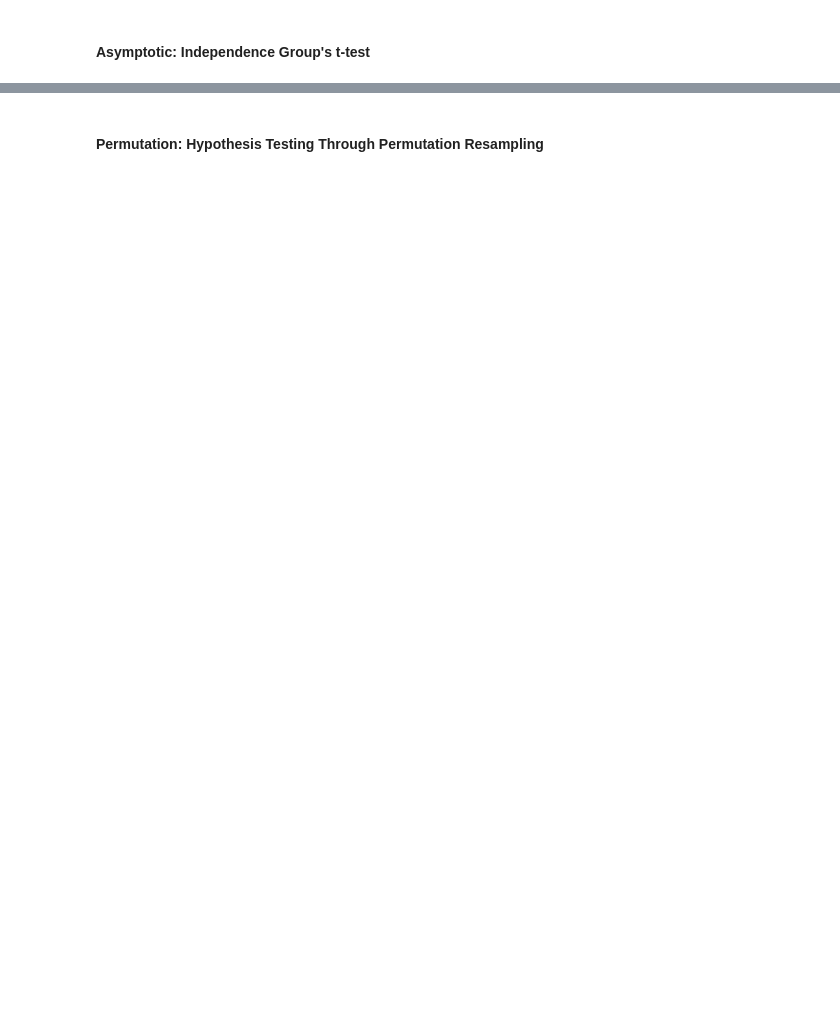
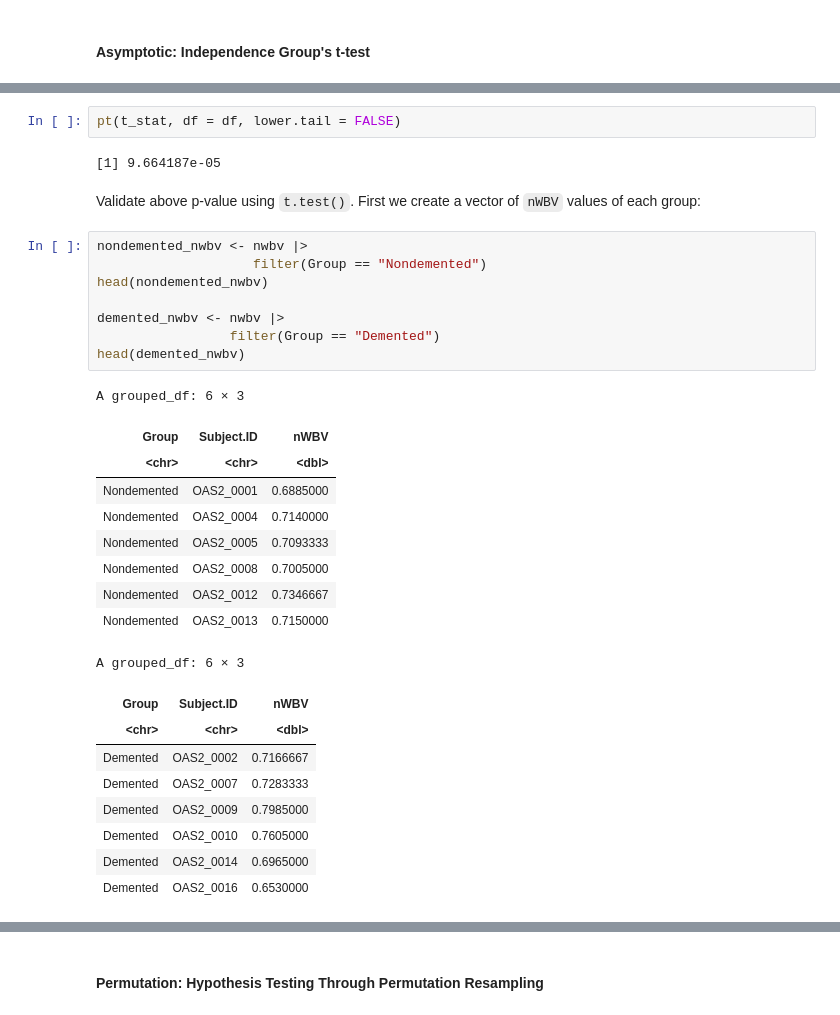
Before and after one commit to yuwangy/alzheimer_analysis, a Jupyter notebook: Project_Final_Submission.ipynb, the cells around one changed output, grey strips where cells are left out. Cells and saved outputs as stored; diff of their text form; blank space fills up the shorter version.

```diff
--- a/Project_Final_Submission.ipynb
+++ b/Project_Final_Submission.ipynb
@@ -378,0 +385,33 @@ A tibble: 1 × 10
+# %%
+pt(t_stat, df = df, lower.tail = FALSE)
+# %% [output]
+[1] 9.664187e-05
+# %% [markdown]
+Validate above p-value using `t.test()`. First we create a vector of `nWBV` values of each group:
+# %%
+nondemented_nwbv <- nwbv |>
+                    filter(Group == "Nondemented")
+head(nondemented_nwbv)
+
+demented_nwbv <- nwbv |>
+                 filter(Group == "Demented")
+head(demented_nwbv)
+# %% [output]
+A grouped_df: 6 × 3
+| Group | Subject.ID | nWBV |
+| <chr> | <chr> | <dbl> |
+| Nondemented | OAS2_0001 | 0.6885000 |
+| Nondemented | OAS2_0004 | 0.7140000 |
+| Nondemented | OAS2_0005 | 0.7093333 |
+| Nondemented | OAS2_0008 | 0.7005000 |
+| Nondemented | OAS2_0012 | 0.7346667 |
+| Nondemented | OAS2_0013 | 0.7150000 |
+A grouped_df: 6 × 3
+| Group | Subject.ID | nWBV |
+| <chr> | <chr> | <dbl> |
+| Demented | OAS2_0002 | 0.7166667 |
+| Demented | OAS2_0007 | 0.7283333 |
+| Demented | OAS2_0009 | 0.7985000 |
+| Demented | OAS2_0010 | 0.7605000 |
+| Demented | OAS2_0014 | 0.6965000 |
+| Demented | OAS2_0016 | 0.6530000 |
```
Also changed, not shown: parts of 62 cells of this notebook.
